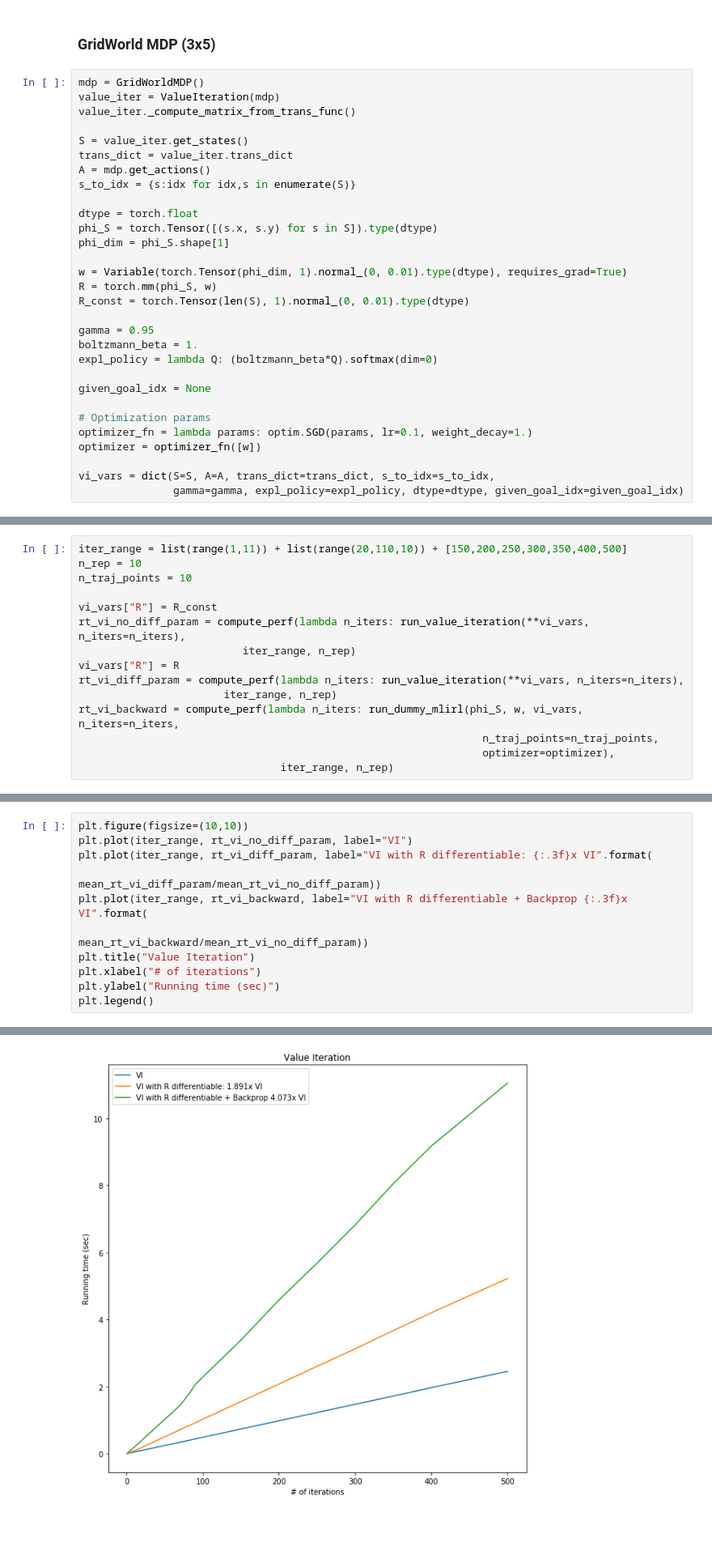
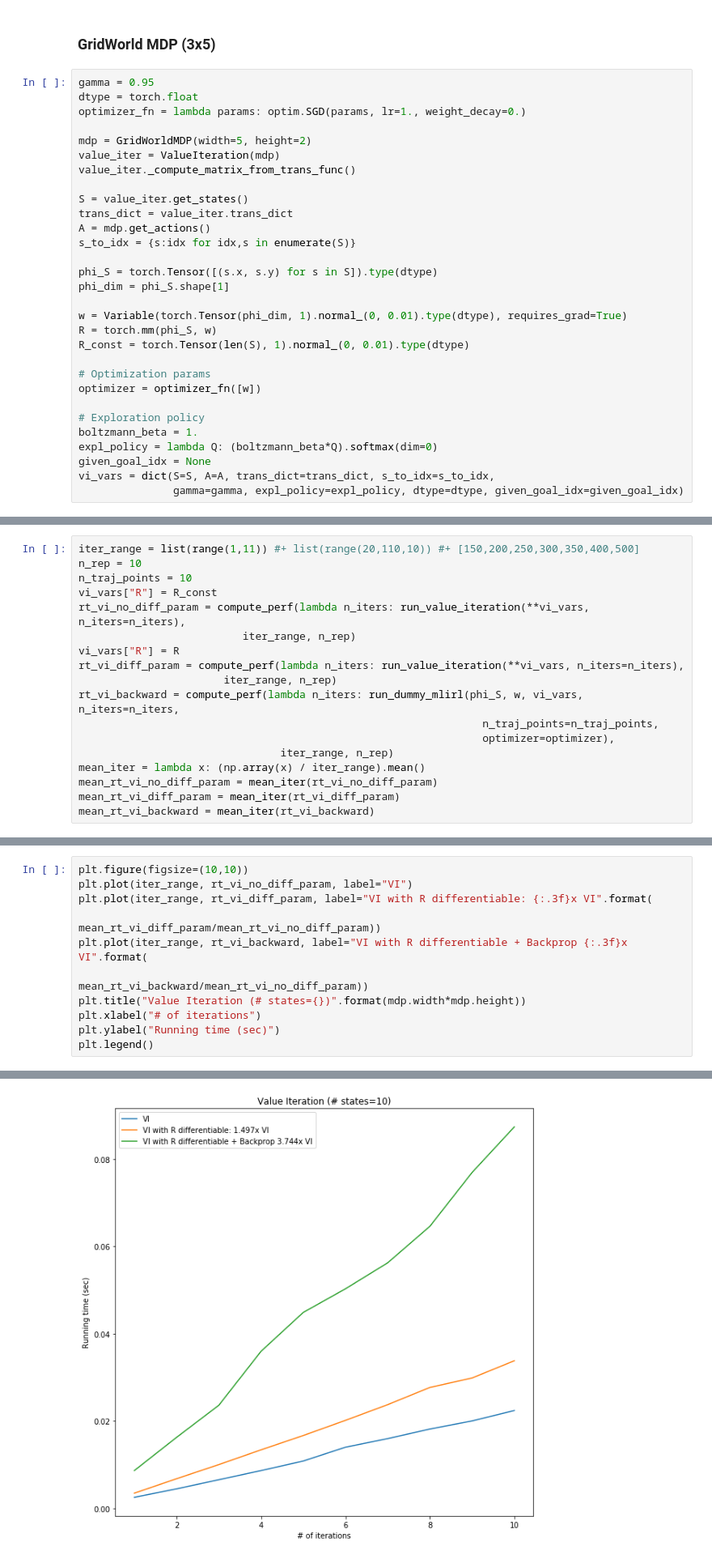
Before and after one commit to yrevar/inverse_rl, a Jupyter notebook: irl/mlirl/perf/perf_analysis_pytorch_value_iteration.ipynb, the cells around one changed output, grey strips where cells are left out. Shown: that part at 81% size. Cells and saved outputs as stored; diff of their text form; blank space fills up the shorter version.

```diff
--- a/irl/mlirl/perf/perf_analysis_pytorch_value_iteration.ipynb
+++ b/irl/mlirl/perf/perf_analysis_pytorch_value_iteration.ipynb
@@ -87,7 +93,11 @@ def compute_perf(fn, var_values, n_rep):
 # %% [markdown]
 ### GridWorld MDP (3x5)
 # %%
-mdp = GridWorldMDP()
+gamma = 0.95
+dtype = torch.float
+optimizer_fn = lambda params: optim.SGD(params, lr=1., weight_decay=0.)
+
+mdp = GridWorldMDP(width=5, height=2)
 value_iter = ValueIteration(mdp)
 value_iter._compute_matrix_from_trans_func()
 
@@ -96,7 +106,6 @@ trans_dict = value_iter.trans_dict
 A = mdp.get_actions()
 s_to_idx = {s:idx for idx,s in enumerate(S)}
 
-dtype = torch.float
 phi_S = torch.Tensor([(s.x, s.y) for s in S]).type(dtype)
 phi_dim = phi_S.shape[1]
 
@@ -104,15 +113,12 @@ w = Variable(torch.Tensor(phi_dim, 1).normal_(0, 0.01).type(dtype), requires_gra
 R = torch.mm(phi_S, w)
 R_const = torch.Tensor(len(S), 1).normal_(0, 0.01).type(dtype)
 
-gamma = 0.95
+# Optimization params
+optimizer = optimizer_fn([w])
+
+# Exploration policy
 boltzmann_beta = 1.
 expl_policy = lambda Q: (boltzmann_beta*Q).softmax(dim=0)
-
 given_goal_idx = None
-
-# Optimization params
-optimizer_fn = lambda params: optim.SGD(params, lr=0.1, weight_decay=1.)
-optimizer = optimizer_fn([w])
-
 vi_vars = dict(S=S, A=A, trans_dict=trans_dict, s_to_idx=s_to_idx,
                gamma=gamma, expl_policy=expl_policy, dtype=dtype, given_goal_idx=given_goal_idx)
@@ -119,8 +127,7 @@ vi_vars = dict(S=S, A=A, trans_dict=trans_dict, s_to_idx=s_to_idx,
 # %%
-iter_range = list(range(1,11)) + list(range(20,110,10)) + [150,200,250,300,350,400,500]
+iter_range = list(range(1,11)) #+ list(range(20,110,10)) #+ [150,200,250,300,350,400,500]
 n_rep = 10
 n_traj_points = 10
-
 vi_vars["R"] = R_const
 rt_vi_no_diff_param = compute_perf(lambda n_iters: run_value_iteration(**vi_vars, n_iters=n_iters),
                           iter_range, n_rep)
@@ -131,3 +138,7 @@ rt_vi_backward = compute_perf(lambda n_iters: run_dummy_mlirl(phi_S, w, vi_vars,
                                                                 n_traj_points=n_traj_points,
                                                                 optimizer=optimizer),
                                 iter_range, n_rep)
+mean_iter = lambda x: (np.array(x) / iter_range).mean()
+mean_rt_vi_no_diff_param = mean_iter(rt_vi_no_diff_param)
+mean_rt_vi_diff_param = mean_iter(rt_vi_diff_param)
+mean_rt_vi_backward = mean_iter(rt_vi_backward)
@@ -139,15 +145,15 @@ mean_rt_vi_backward = mean_iter(rt_vi_backward)
 # %%
 plt.figure(figsize=(10,10))
 plt.plot(iter_range, rt_vi_no_diff_param, label="VI")
 plt.plot(iter_range, rt_vi_diff_param, label="VI with R differentiable: {:.3f}x VI".format(
                                                                         mean_rt_vi_diff_param/mean_rt_vi_no_diff_param))
 plt.plot(iter_range, rt_vi_backward, label="VI with R differentiable + Backprop {:.3f}x VI".format(
                                                                         mean_rt_vi_backward/mean_rt_vi_no_diff_param))
-plt.title("Value Iteration")
+plt.title("Value Iteration (# states={})".format(mdp.width*mdp.height))
 plt.xlabel("# of iterations")
 plt.ylabel("Running time (sec)")
 plt.legend()
 # %% [output]
 <matplotlib.legend.Legend at 0x...>
-[figure, old version]
+[figure, new version]
 # %%
```
Also changed, not shown: parts of 12 cells of this notebook, 3 other files.
